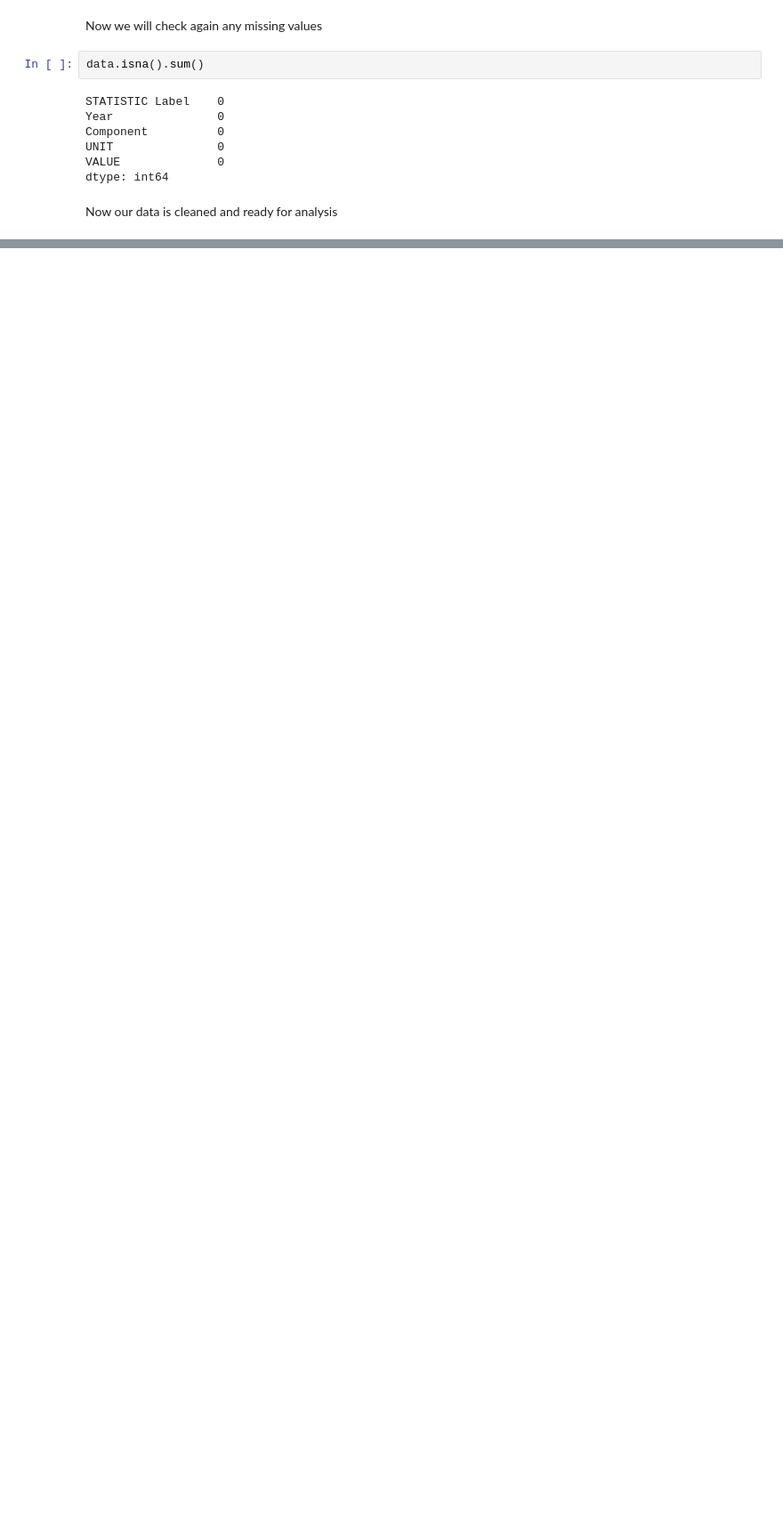
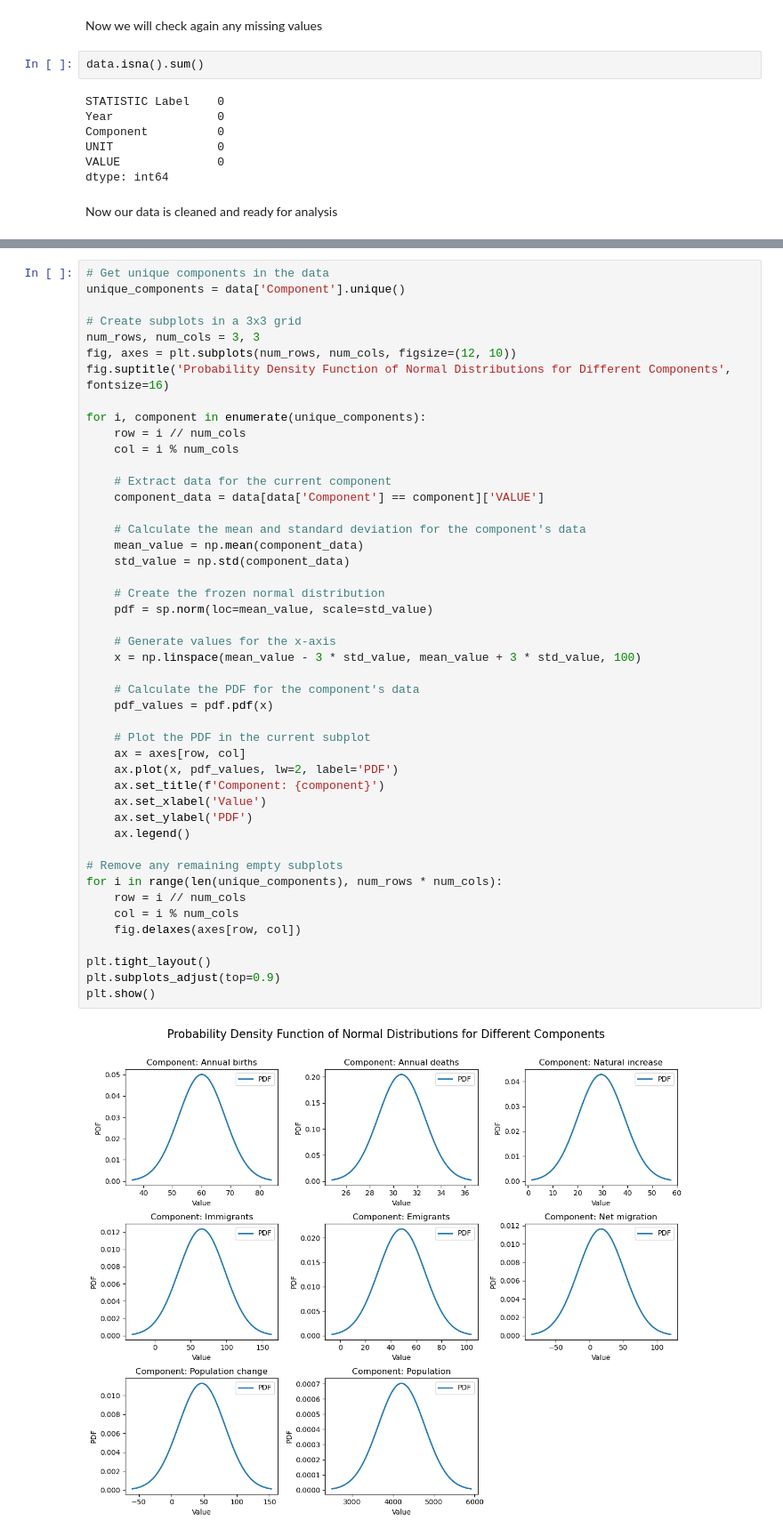
Before and after one commit to 2021402/CA-01-MSc-Data-Analytics, a Jupyter notebook: Project Code 1.ipynb, the cells around one changed output, grey strips where cells are left out. Shown at 89% size. Saved outputs shown, nothing was run; the diff lists cells and outputs as text; blank space fills up the shorter version.

Commit message:
Add files via upload
Get unique components in the data.

```diff
--- a/Project Code 1.ipynb
+++ b/Project Code 1.ipynb
@@ -114,0 +166,48 @@ dtype: int64
+# %%
+# Get unique components in the data
+unique_components = data['Component'].unique()
+
+# Create subplots in a 3x3 grid
+num_rows, num_cols = 3, 3
+fig, axes = plt.subplots(num_rows, num_cols, figsize=(12, 10))
+fig.suptitle('Probability Density Function of Normal Distributions for Different Components', fontsize=16)
+
+for i, component in enumerate(unique_components):
+    row = i // num_cols
+    col = i % num_cols
+
+    # Extract data for the current component
+    component_data = data[data['Component'] == component]['VALUE']
+
+    # Calculate the mean and standard deviation for the component's data
+    mean_value = np.mean(component_data)
+    std_value = np.std(component_data)
+
+    # Create the frozen normal distribution
+    pdf = sp.norm(loc=mean_value, scale=std_value)
+
+    # Generate values for the x-axis
+    x = np.linspace(mean_value - 3 * std_value, mean_value + 3 * std_value, 100)
+
+    # Calculate the PDF for the component's data
+    pdf_values = pdf.pdf(x)
+
+    # Plot the PDF in the current subplot
+    ax = axes[row, col]
+    ax.plot(x, pdf_values, lw=2, label='PDF')
+    ax.set_title(f'Component: {component}')
+    ax.set_xlabel('Value')
+    ax.set_ylabel('PDF')
+    ax.legend()
+
+# Remove any remaining empty subplots
+for i in range(len(unique_components), num_rows * num_cols):
+    row = i // num_cols
+    col = i % num_cols
+    fig.delaxes(axes[row, col])
+
+plt.tight_layout()
+plt.subplots_adjust(top=0.9)
+plt.show()
+# %% [output]
+[figure, added]
```
Also changed, not shown: parts of 6 cells of this notebook.
